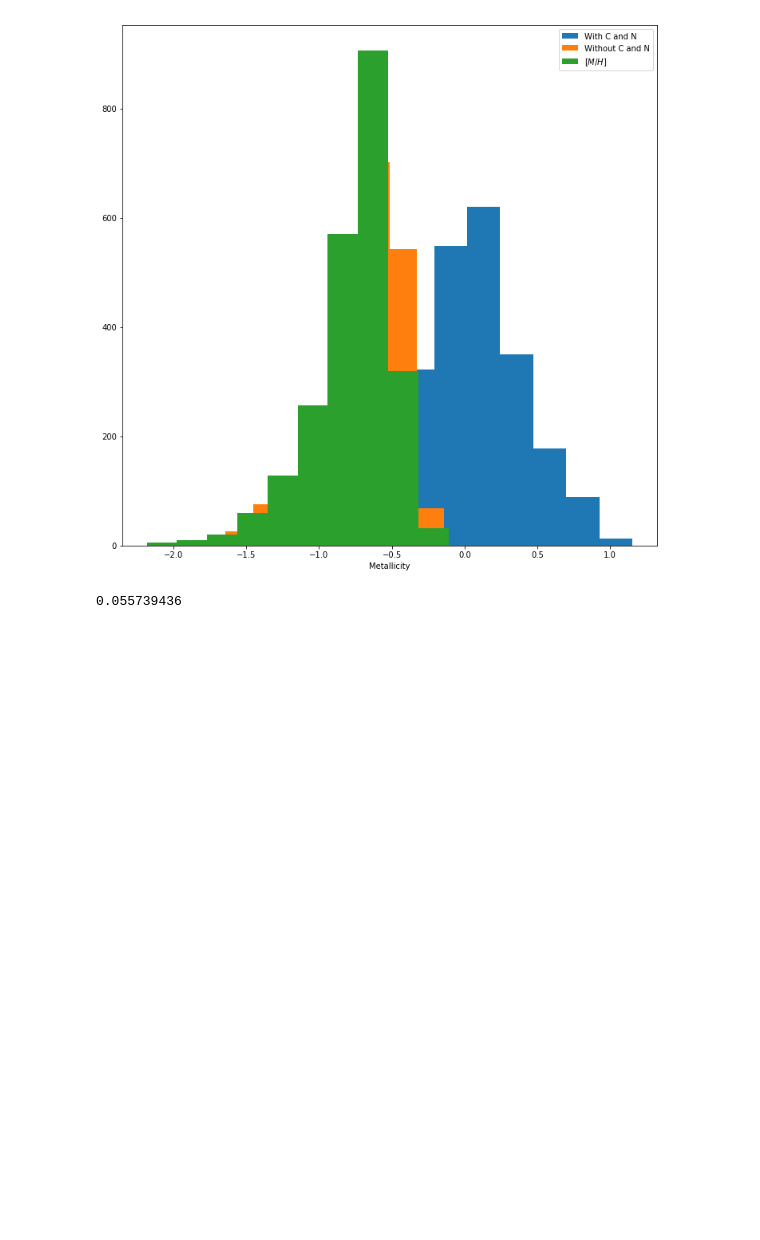
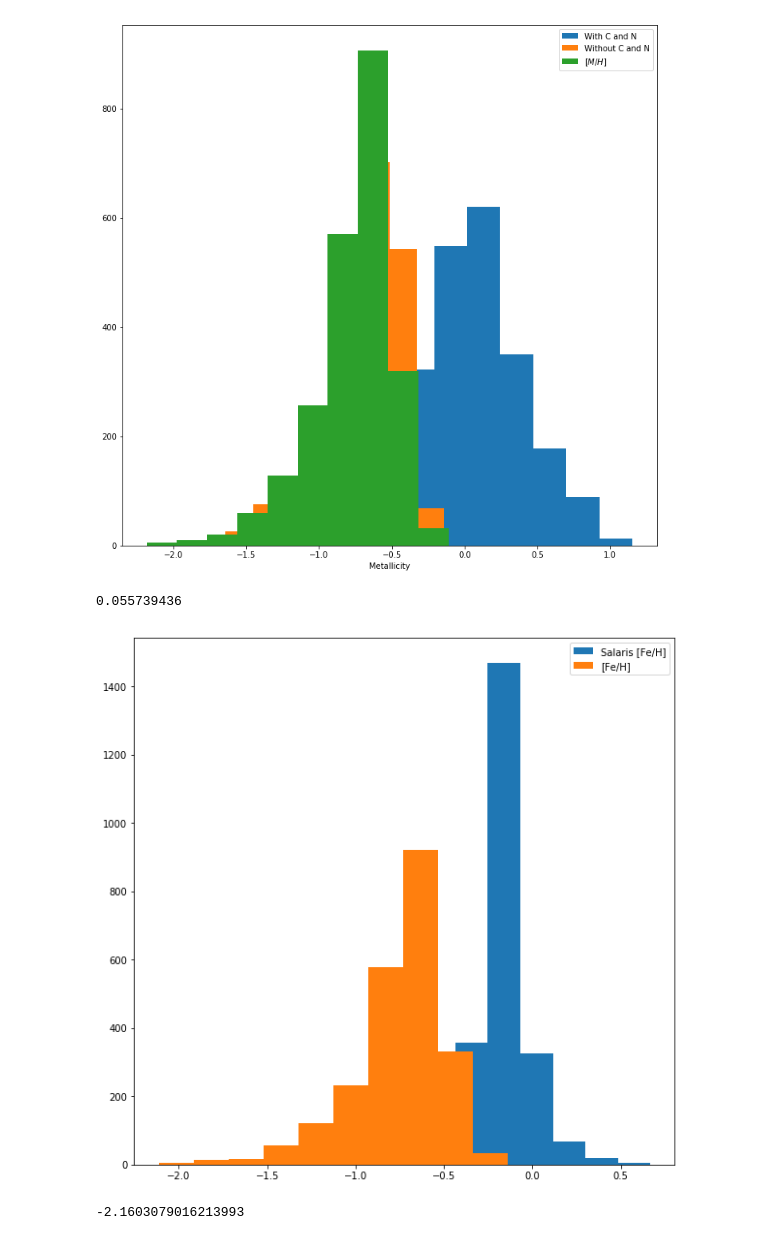
Before and after one commit to JoshuaPovick/Magellanic_Ages, a Jupyter notebook: Salaris.ipynb, the cells around one changed output. Saved outputs shown, nothing was run; the diff lists cells and outputs as text; code cells hidden in the pictures; blank space fills up the shorter version.

Commit message:
update Salaris to current local version

```diff
--- a/Salaris.ipynb
+++ b/Salaris.ipynb
@@ -219,3 +219,50 @@ np.mean(clndr16['M_H']+np.log(0.638*(10**(newalpha))+0.362))
 # %% [output]
 [figure]
 0.055739436
+# %%
+abd = {'C':8.39,'N':7.78,'O':8.66,'Mg':7.53,'Ca':6.31,'S':7.14,'Si':7.51,'Fe':7.45}
+keys = list(abd.keys())
+
+sol_2_H = []
+for i in keys:
+    sol_2_H.append(abd[i]-12.0)
+
+no_C = []
+no_N = []
+no_O = []
+no_Mg = []
+no_Ca = []
+no_S = []
+no_Si = []
+no_Fe = []
+
+for i in range(len(clndr16)):
+    no_C.append(10**(clndr16['C_FE'][i]-clndr16['FE_H'][i]+sol_2_H[0]))
+    no_N.append(10**(clndr16['N_FE'][i]-clndr16['FE_H'][i]+sol_2_H[1]))
+    no_O.append(10**(clndr16['O_FE'][i]-clndr16['FE_H'][i]+sol_2_H[2]))
+    no_Mg.append(10**(clndr16['MG_FE'][i]-clndr16['FE_H'][i]+sol_2_H[3]))
+    no_Ca.append(10**(clndr16['CA_FE'][i]-clndr16['FE_H'][i]+sol_2_H[4]))
+    no_S.append(10**(clndr16['S_FE'][i]-clndr16['FE_H'][i]+sol_2_H[5]))
+    no_Si.append(10**(clndr16['SI_FE'][i]-clndr16['FE_H'][i]+sol_2_H[6]))
+    no_Fe.append(10**(clndr16['FE_H'][i]+sol_2_H[7]))
+
+f_fact = []
+
+for j in range(len(clndr16)):
+    numer = no_C[j]+no_N[j]+no_O[j]+no_Mg[j]+no_Ca[j]+no_S[j]+no_Si[j]+no_Fe[j]
+    denom = 10**sol_2_H[0]+10**sol_2_H[1]+10**sol_2_H[2]+10**sol_2_H[3]+10**sol_2_H[4]+10**sol_2_H[5]+\
+                   10**sol_2_H[6]+10**sol_2_H[7]
+    f_fact.append(numer/denom)
+# %%
+plt.figure(figsize=[10,10])
+plt.hist(np.log10(f_fact*(clndr16['ALPHA_M']-clndr16['M_H']))+clndr16['FE_H'],label=r'Salaris [Fe/H]')
+plt.hist(clndr16['FE_H'],label=r'[Fe/H]')
+plt.legend()
+plt.show()
+# %% [output]
+[figure, added]
+# %%
+max(clndr16['FE_H']+np.log10(f_fact)+clndr16['FE_H'])
+min(clndr16['FE_H']+np.log10(f_fact)+clndr16['FE_H'])
+# %% [output]
+-2.1603079016213993
```
